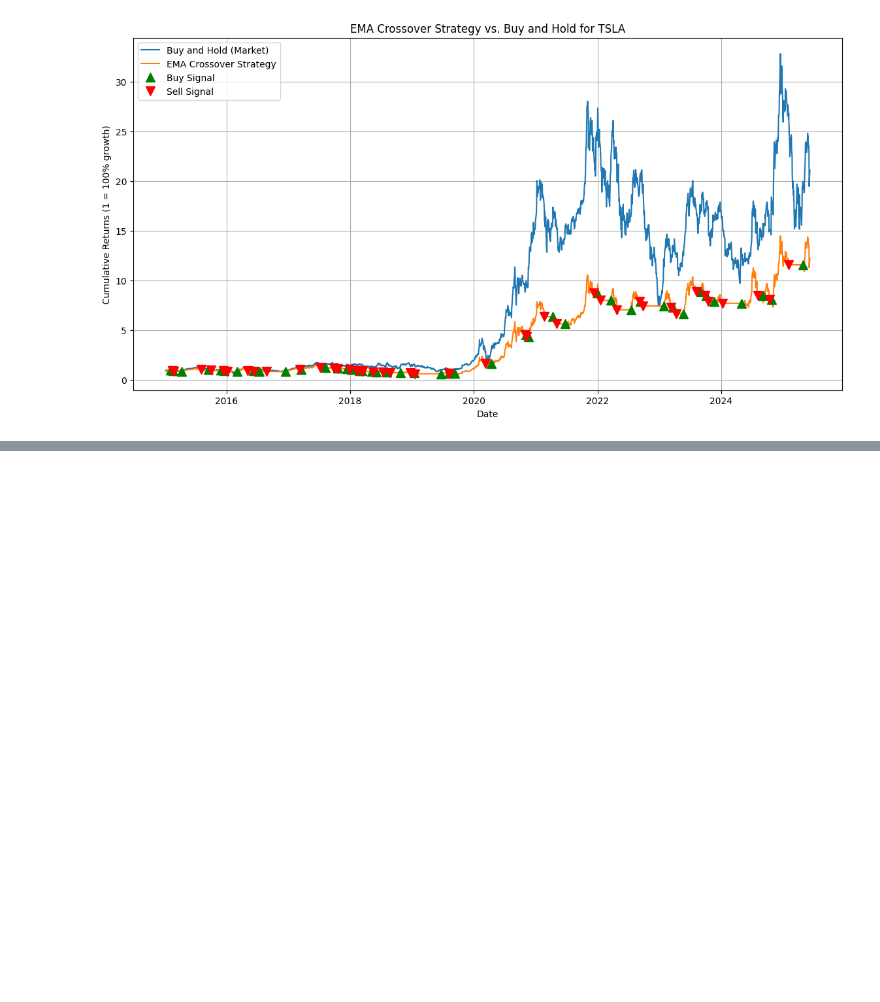
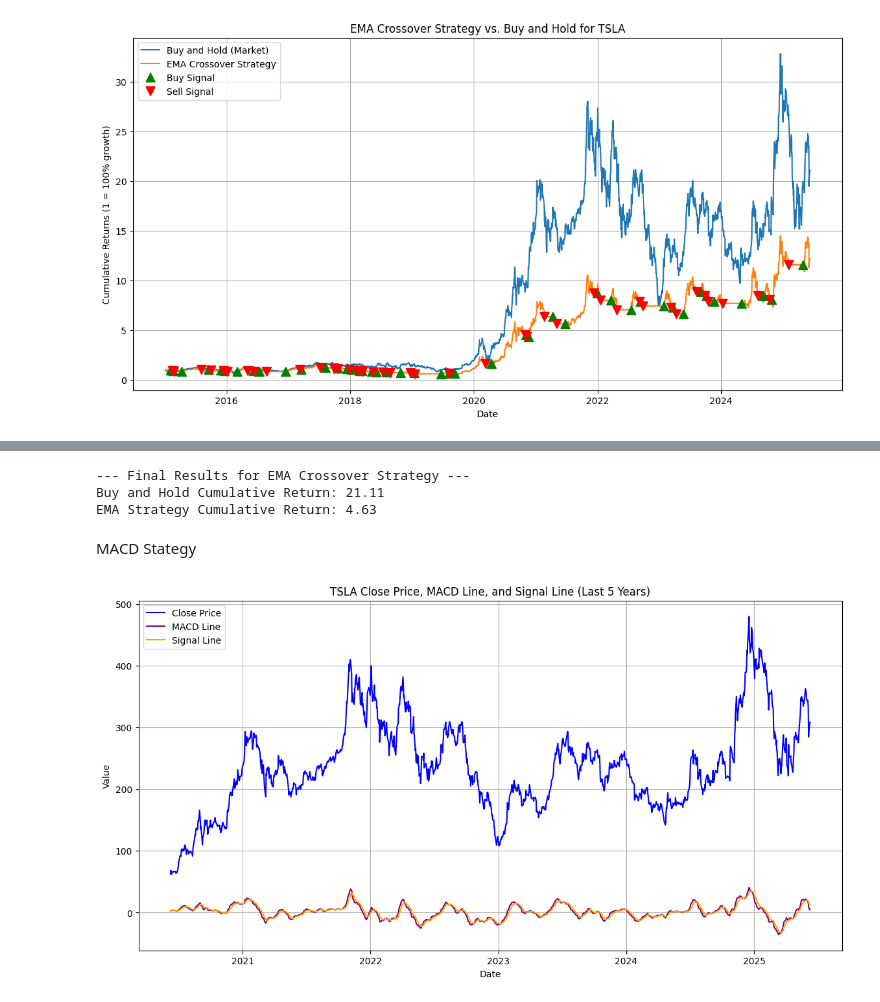
Before and after one commit to subhanu-dev/quant_finance, a Jupyter notebook: tsla_stock.ipynb, the cells around one changed output, grey strips where cells are left out. Saved outputs shown, nothing was run; the diff lists cells and outputs as text; code cells hidden in the pictures; blank space fills up the shorter version.

Commit message:
added MACD crossover

```diff
--- a/tsla_stock.ipynb
+++ b/tsla_stock.ipynb
@@ -364,0 +395,36 @@ plt.show()
+# %%
+# Generate signal: 1 when short EMA > long EMA, 0 otherwise
+df['EMA_Signal'] = np.where(df['EMA20'] > df['EMA50'], 1.0, 0.0)
+
+
+# Calculate position changes (crossover points)
+df['EMA_Position'] = df['EMA_Signal'].diff()
+
+# Calculate strategy returns
+df['EMA_Strategy_Returns'] = df['Market Returns'] * df['EMA_Signal'].shift(1)
+
+# Calculate cumulative returns
+df['EMA_Cumulative_Returns'] = (1 + df['EMA_Strategy_Returns']).cumprod()
+
+print("\n--- Final Results for EMA Crossover Strategy ---")
+print(f"Buy and Hold Cumulative Return: {df['Cumulative Market Returns'].iloc[-1]:.2f}")
+print(f"EMA Strategy Cumulative Return: {df['EMA_Cumulative_Returns'].iloc[-1]:.2f}")
+# %% [output]
+--- Final Results for EMA Crossover Strategy ---
+Buy and Hold Cumulative Return: 21.11
+EMA Strategy Cumulative Return: 4.63
+# %% [markdown]
+MACD Stategy
+# %%
+plt.figure(figsize=(14, 7))
+plt.plot(last_5_years.index, last_5_years['Close'], label='Close Price', color='blue')
+plt.plot(last_5_years.index, df.loc[last_5_years.index, 'MACD'], label='MACD Line', color='purple')
+plt.plot(last_5_years.index, df.loc[last_5_years.index, 'Signal Line'], label='Signal Line', color='orange')
+plt.title('TSLA Close Price, MACD Line, and Signal Line (Last 5 Years)')
+plt.xlabel('Date')
+plt.ylabel('Value')
+plt.legend()
+plt.grid(True)
+plt.show()
+# %% [output]
+[figure, added]
```
Also changed, not shown: parts of 8 cells of this notebook.
